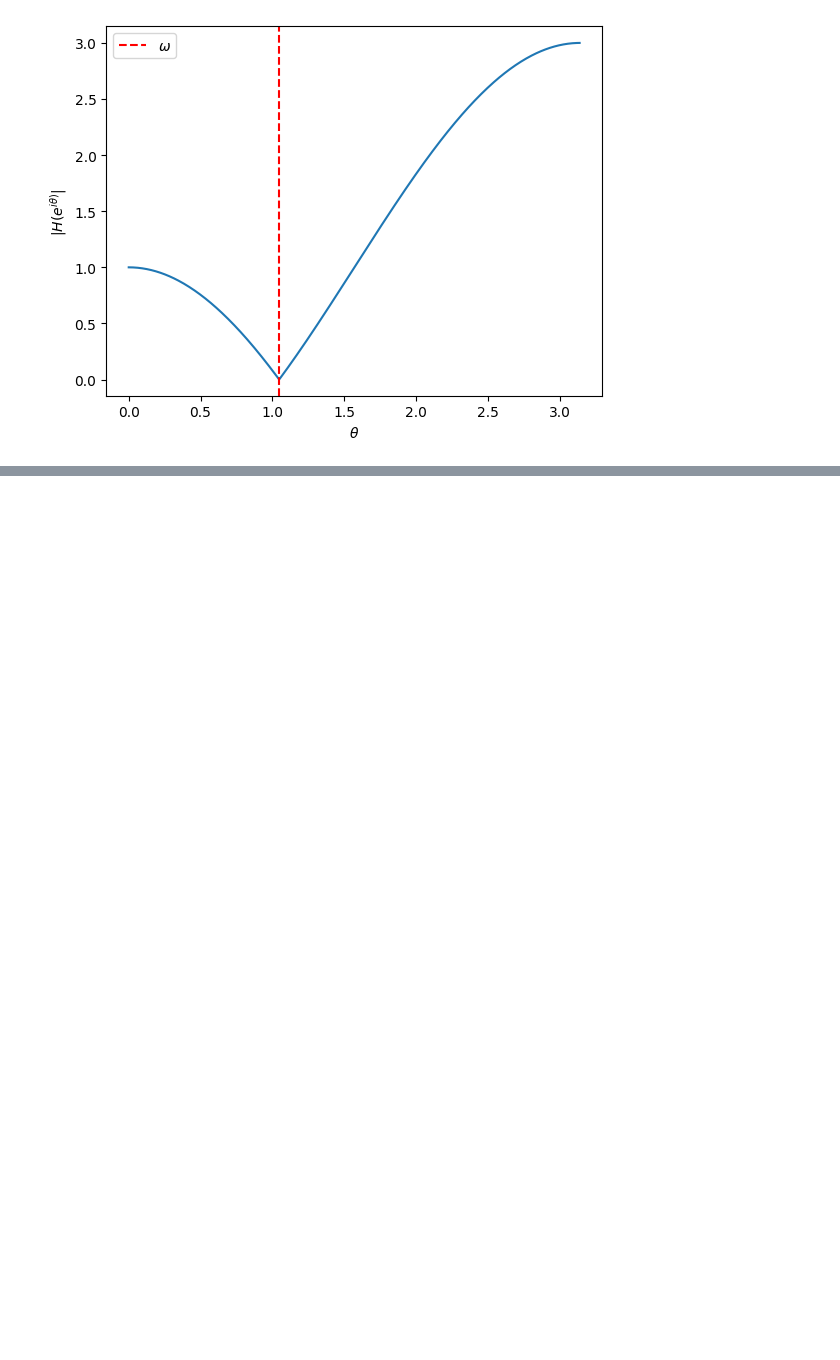
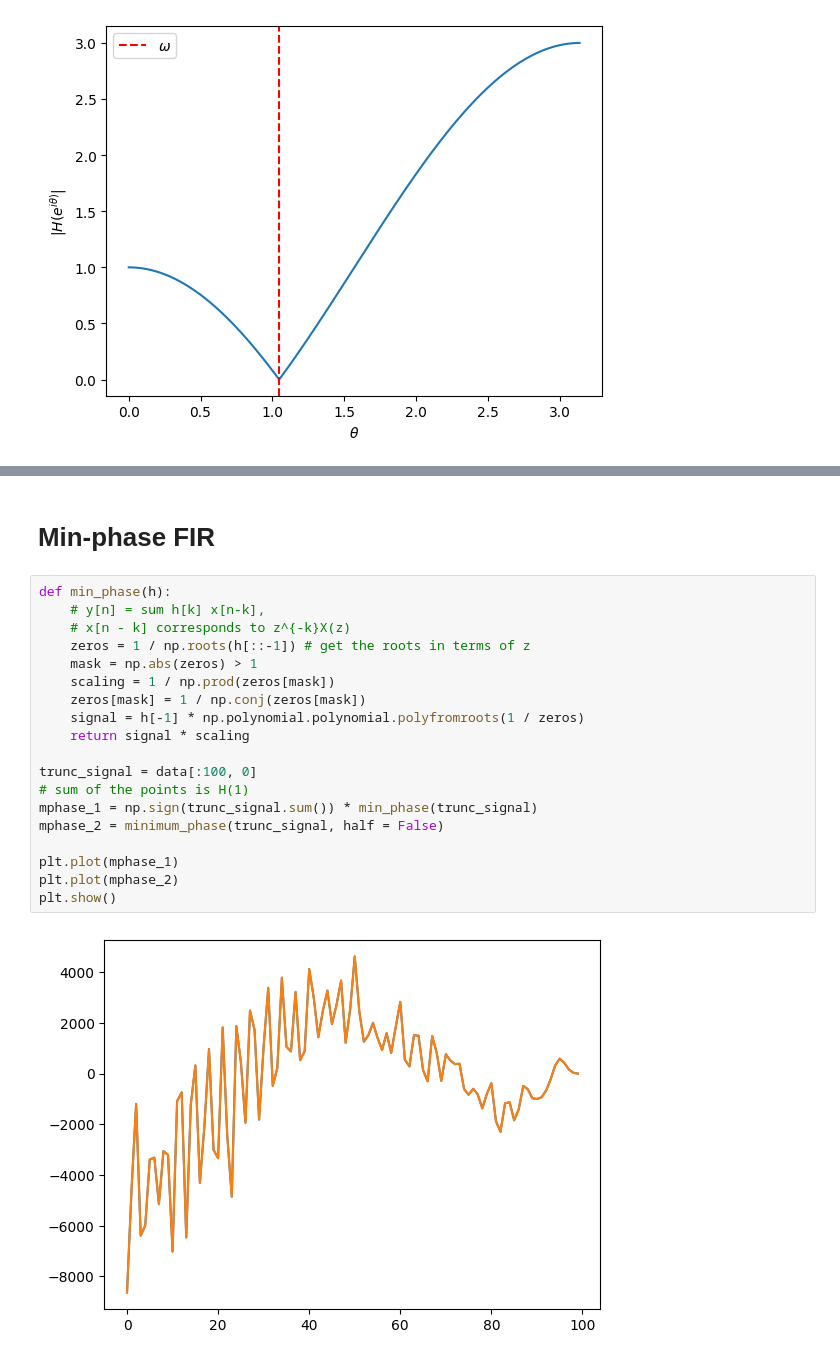
Before and after one commit to geekrope/dft, a Jupyter notebook: dft.ipynb, the cells around one changed output, grey strips where cells are left out. Cells and saved outputs as stored; diff of their text form; blank space fills up the shorter version.

Commit message:
Add min phase theory + implementation for FIR system

```diff
--- a/dft.ipynb
+++ b/dft.ipynb
@@ -954 +955,24 @@ save_audio(reese_notch, sample_rate, out_path, "reese_notch.wav")
 [interactive output not drawn]
+# %% [markdown]
+# Min-phase FIR
+# %%
+def min_phase(h):
+    # y[n] = sum h[k] x[n-k],
+    # x[n - k] corresponds to z^{-k}X(z)
+    zeros = 1 / np.roots(h[::-1]) # get the roots in terms of z
+    mask = np.abs(zeros) > 1
+    scaling = 1 / np.prod(zeros[mask])
+    zeros[mask] = 1 / np.conj(zeros[mask])
+    signal = h[-1] * np.polynomial.polynomial.polyfromroots(1 / zeros)
+    return signal * scaling
+
+trunc_signal = data[:100, 0]
+# sum of the points is H(1)
+mphase_1 = np.sign(trunc_signal.sum()) * min_phase(trunc_signal)
+mphase_2 = minimum_phase(trunc_signal, half = False)
+
+plt.plot(mphase_1)
+plt.plot(mphase_2)
+plt.show()
+# %% [output]
+[figure, added]
```
Also changed, not shown: parts of 4 cells of this notebook, 14 other files.
